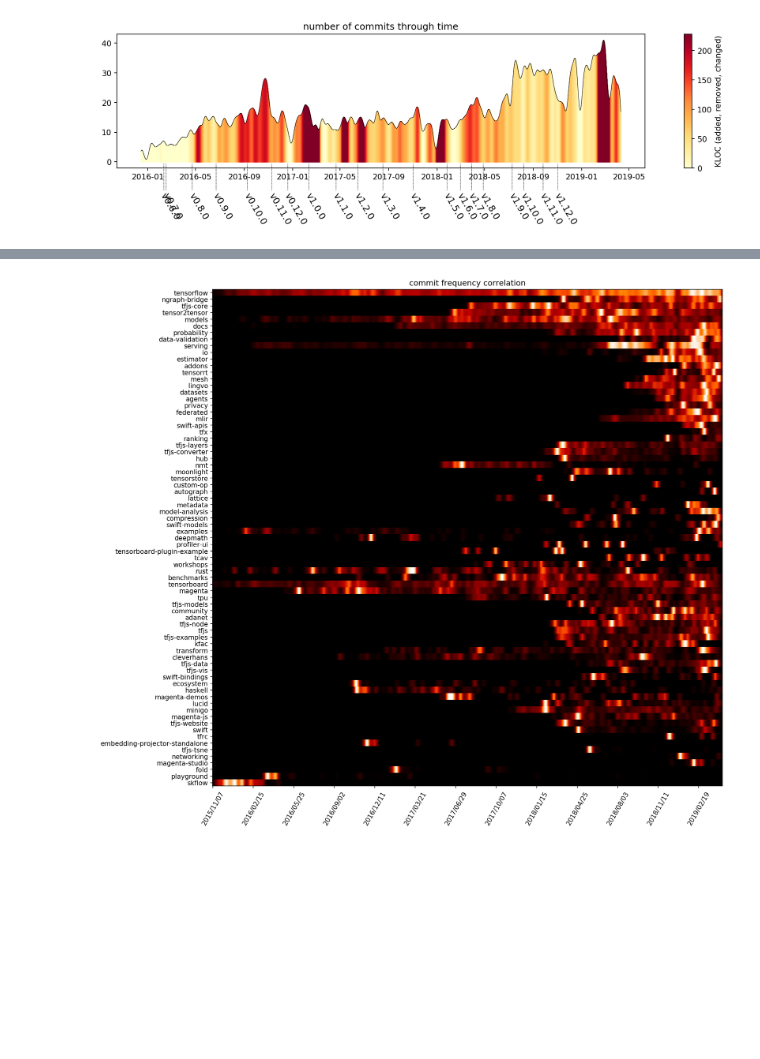
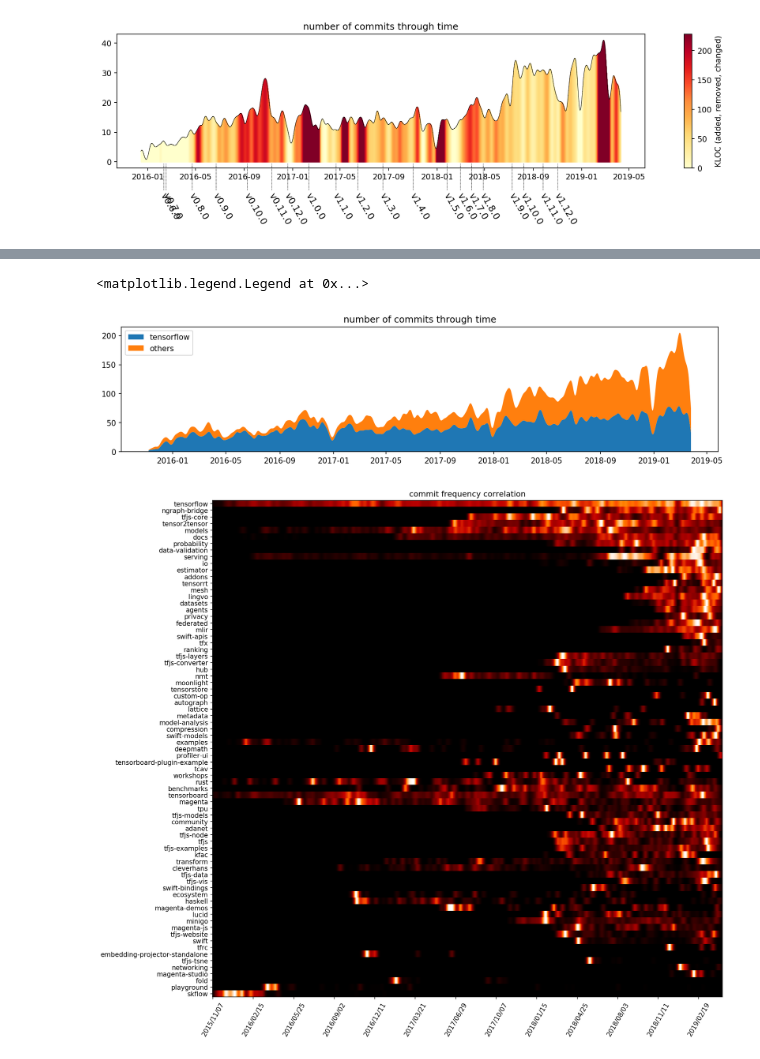
Before and after one commit to src-d/engine-analyses, a Jupyter notebook: tensorflow.ipynb, the cells around one changed output, grey strips where cells are left out. Saved outputs shown, nothing was run; the diff lists cells and outputs as text; code cells hidden in the pictures; blank space fills up the shorter version.

```diff
--- a/tensorflow.ipynb
+++ b/tensorflow.ipynb
@@ -772,3 +732,18 @@ plt.show()
+# %%
+title("number of commits through time")
+matrix = zeros((2, len(date_range)))
+for i, (_, repo) in enumerate(ncommits):
+    series = smooth_scatter_counts(*repos_dict[repo])
+    if i == 0:
+        matrix[0] = series
+    else:
+        matrix[1] += series
+stackplot(date_range, matrix, labels=["tensorflow", "others"])
+xticks()
+legend(loc="upper left")
+# %% [output]
+<matplotlib.legend.Legend at 0x...>
+[figure, added]
 # %%
 from fastdtw import fastdtw
 from seriate import seriate
```
Also changed, not shown: parts of 24 cells of this notebook.
